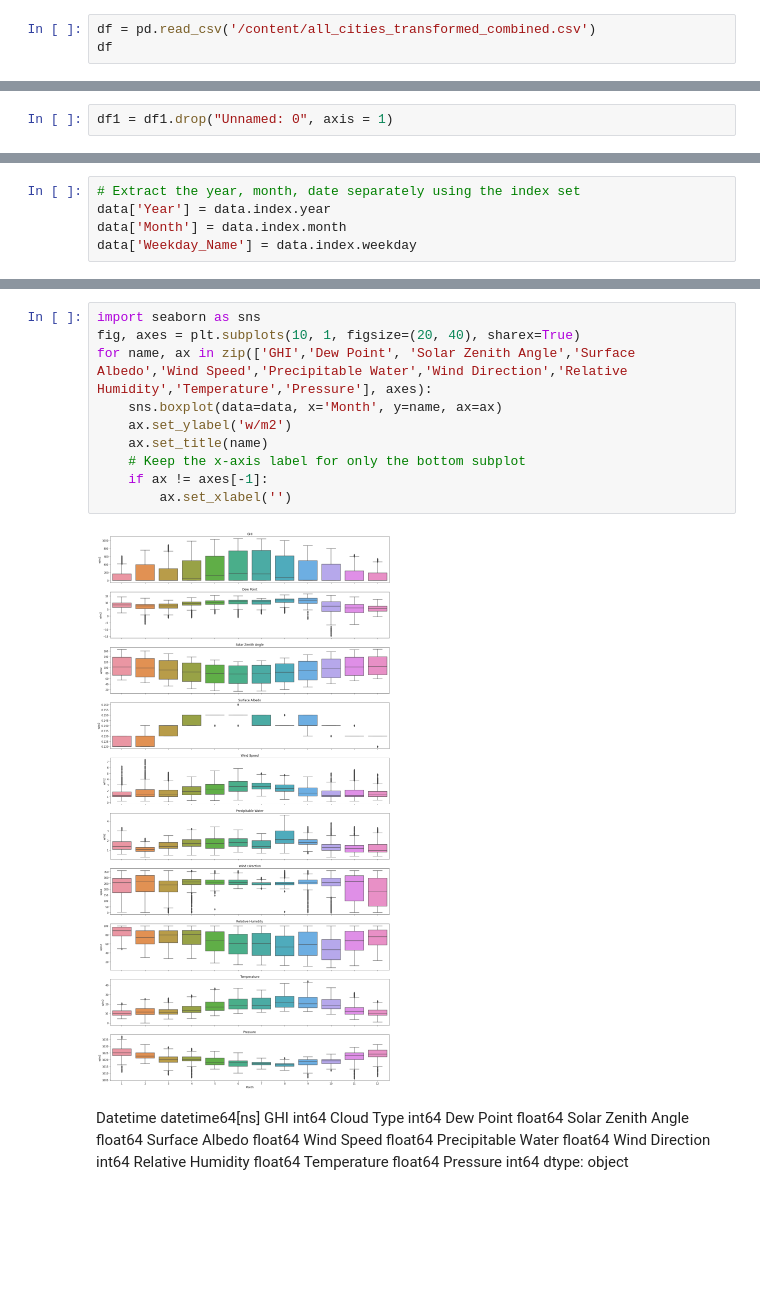
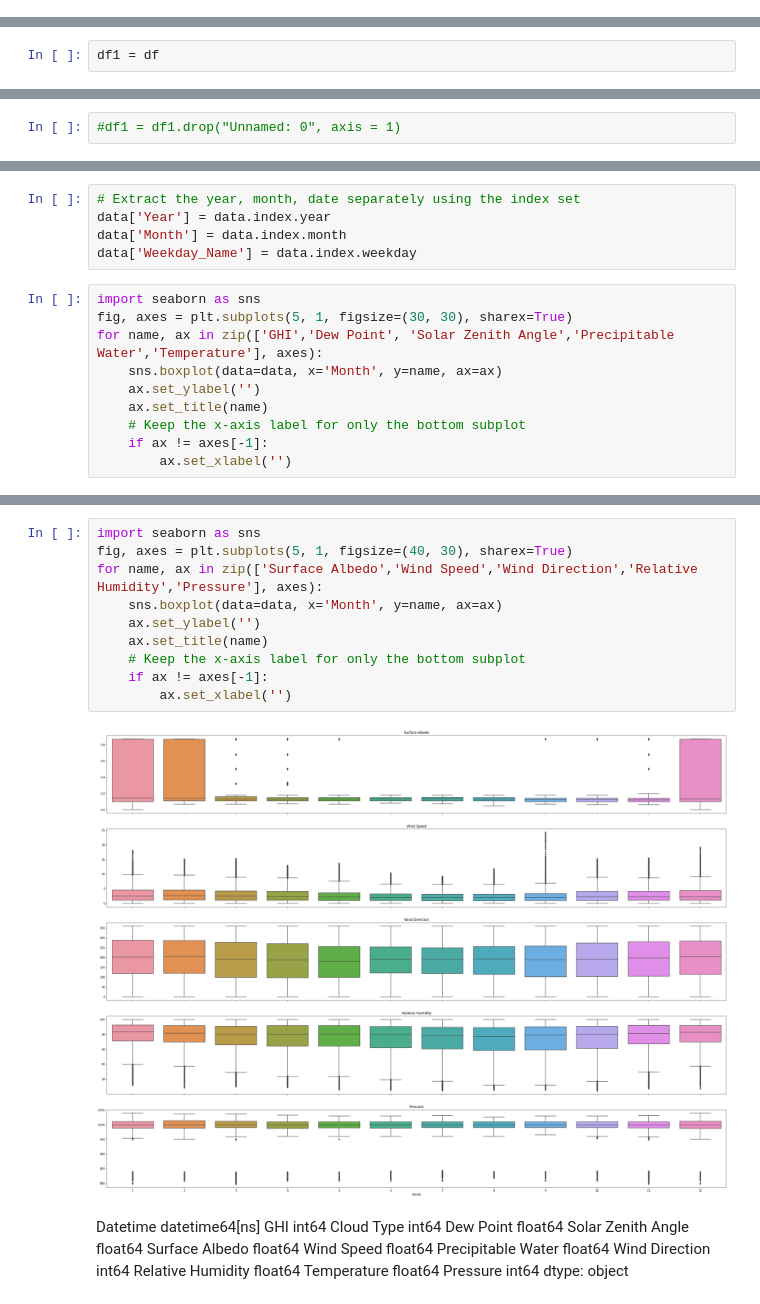
Before and after one commit to snvssk/data298A, a Jupyter notebook: SolarEnergy/WeatherData_EDA.ipynb, the cells around one changed output, grey strips where cells are left out. Cells and saved outputs as stored; diff of their text form; blank space fills up the shorter version.

```diff
--- a/SolarEnergy/WeatherData_EDA.ipynb
+++ b/SolarEnergy/WeatherData_EDA.ipynb
@@ -307,6 +257,3 @@ selected_features = np.array(features)[rfe.get_support()]
 # XGBoost
 # %%
 from datetime import datetime
-# %%
-df = pd.read_csv('/content/all_cities_transformed_combined.csv')
-df
@@ -329,3 +276,5 @@ df1 = df.drop(['Year', 'Month', 'Day','Hour','Minute'], axis = 1)
+# %%
+df1 = df
 # %%
 df1.columns
 # %% [output]
@@ -335,6 +286,6 @@ Index(['Unnamed: 0', 'Temperature', 'Cloud_Type', 'Dew_Point', 'GHI',
       dtype='object')
 # %%
-df1 = df1.drop("Unnamed: 0", axis = 1)
+#df1 = df1.drop("Unnamed: 0", axis = 1)
 # %%
 df1.head()
 # %% [output]
@@ -519,3 +464,13 @@ data.loc['2020-04': '2020-04','GHI'].plot(marker = 'o', figsize=(11, 9))
 data['Year'] = data.index.year
 data['Month'] = data.index.month
 data['Weekday_Name'] = data.index.weekday
+# %%
+import seaborn as sns
+fig, axes = plt.subplots(5, 1, figsize=(30, 30), sharex=True)
+for name, ax in zip(['GHI','Dew Point', 'Solar Zenith Angle','Precipitable Water','Temperature'], axes):
+    sns.boxplot(data=data, x='Month', y=name, ax=ax)
+    ax.set_ylabel('')
+    ax.set_title(name)
+    # Keep the x-axis label for only the bottom subplot
+    if ax != axes[-1]:
+        ax.set_xlabel('')
@@ -522,15 +479,15 @@ data['Weekday_Name'] = data.index.weekday
 # %%
 import seaborn as sns
-fig, axes = plt.subplots(10, 1, figsize=(20, 40), sharex=True)
-for name, ax in zip(['GHI','Dew Point', 'Solar Zenith Angle','Surface Albedo','Wind Speed','Precipitable Water','Wind Direction','Relative Humidity','Temperature','Pressure'], axes):
+fig, axes = plt.subplots(5, 1, figsize=(40, 30), sharex=True)
+for name, ax in zip(['Surface Albedo','Wind Speed','Wind Direction','Relative Humidity','Pressure'], axes):
     sns.boxplot(data=data, x='Month', y=name, ax=ax)
-    ax.set_ylabel('w/m2')
+    ax.set_ylabel('')
     ax.set_title(name)
     # Keep the x-axis label for only the bottom subplot
     if ax != axes[-1]:
         ax.set_xlabel('')
 # %% [output]
-[figure, old version]
+[figure, new version]
 # %% [markdown]
 Datetime              datetime64[ns]
 GHI                            int64
```
Also changed, not shown: parts of 45 cells of this notebook.
